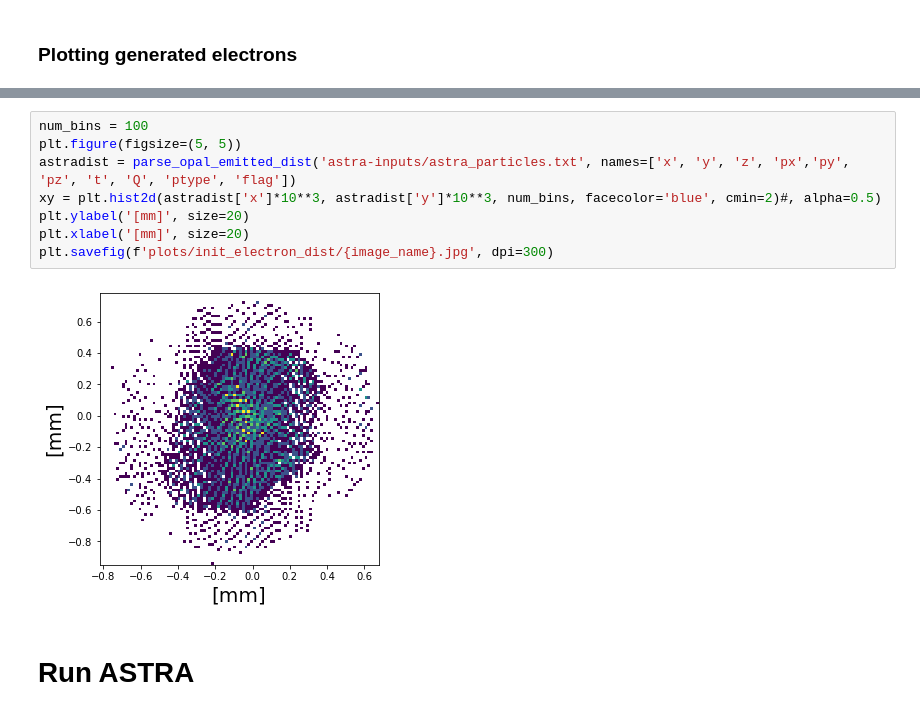
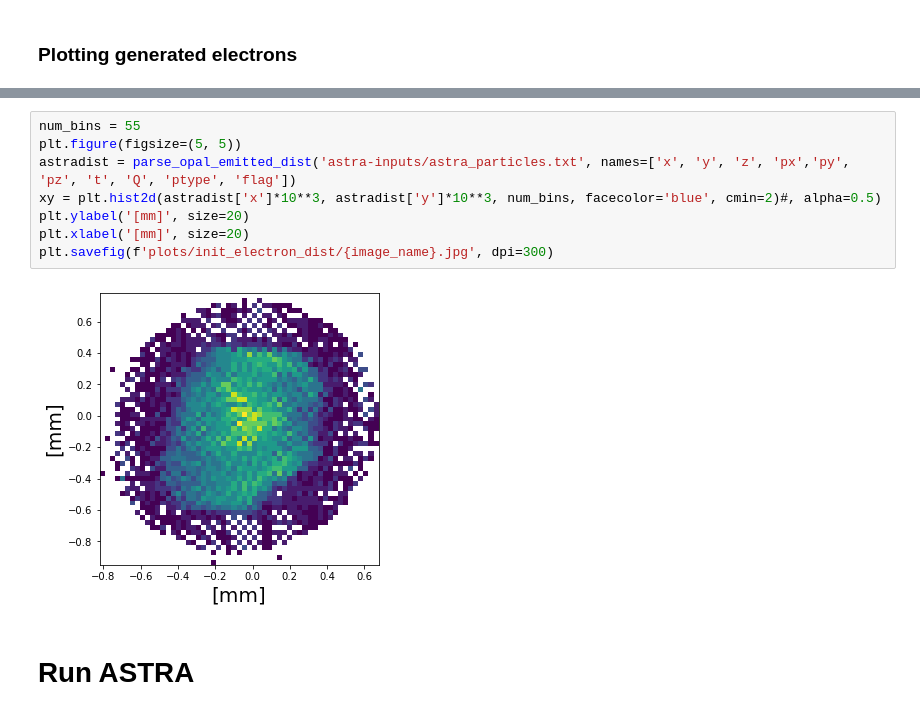
Before and after one commit to slaclab/xta, a Jupyter notebook: astra/vcc_laser.ipynb, the cells around one changed output, grey strips where cells are left out. Saved outputs shown, nothing was run; the diff lists cells and outputs as text.

Commit message:
fixing crop centering, adjusted graphs

```diff
--- a/astra/vcc_laser.ipynb
+++ b/astra/vcc_laser.ipynb
@@ -199,13 +199,13 @@ particles.plot('x','y')
 # %%
-num_bins = 100
+num_bins = 55
 plt.figure(figsize=(5, 5))
 astradist = parse_opal_emitted_dist('astra-inputs/astra_particles.txt', names=['x', 'y', 'z', 'px','py', 'pz', 't', 'Q', 'ptype', 'flag'])
 xy = plt.hist2d(astradist['x']*10**3, astradist['y']*10**3, num_bins, facecolor='blue', cmin=2)#, alpha=0.5)
 plt.ylabel('[mm]', size=20)
 plt.xlabel('[mm]', size=20)
 plt.savefig(f'plots/init_electron_dist/{image_name}.jpg', dpi=300)
 # %% [output]
-[figure, old version]
+[figure, new version]
 # %% [markdown]
 # Run ASTRA
 # %% [markdown]
```
Also changed, not shown: parts of 6 cells of this notebook, 6 other files.
